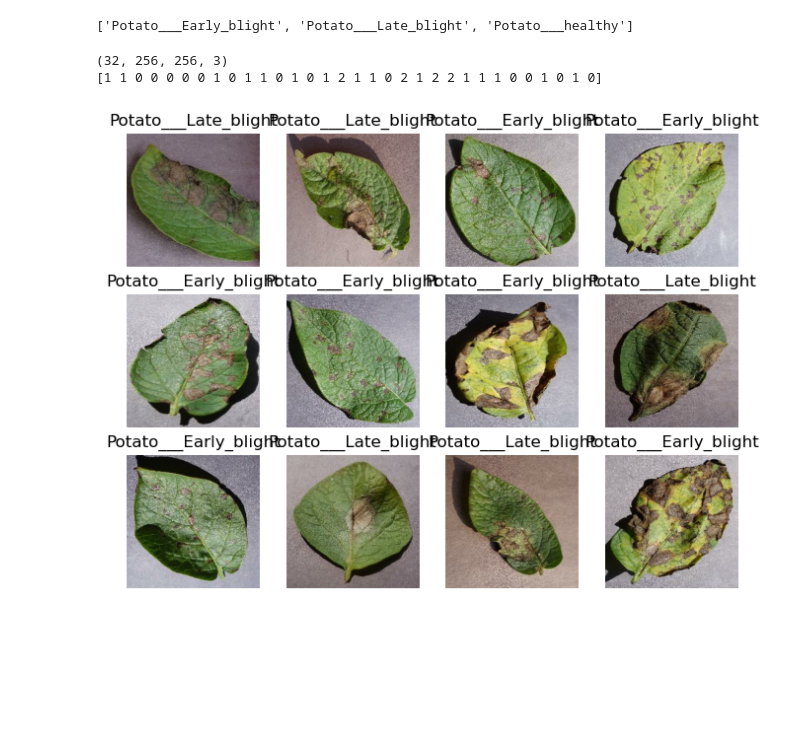
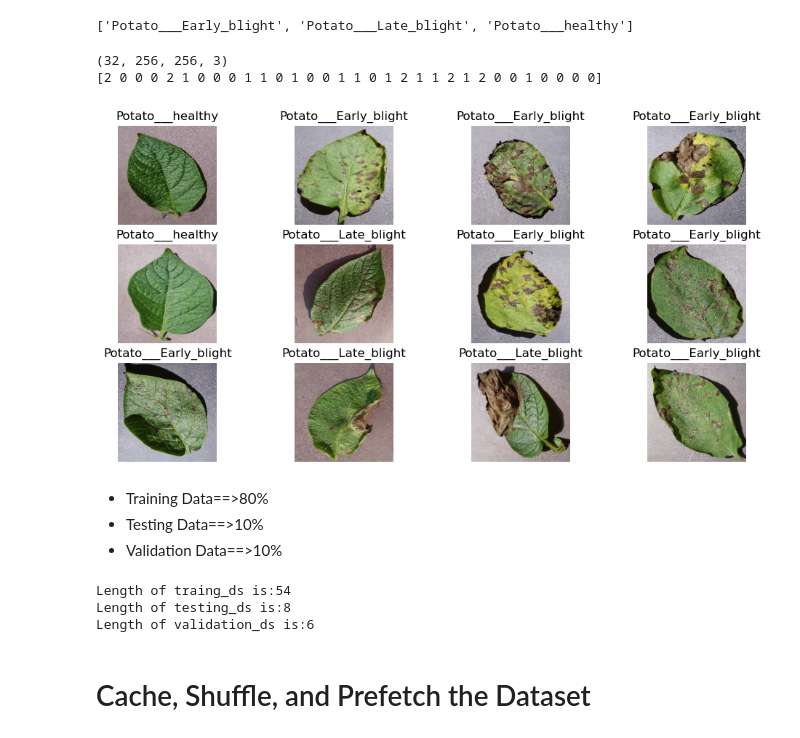
Before and after one commit to Sialsanwal/Potato-leaf-disease-classification, a Jupyter notebook: training/model-training.ipynb, the cells around one changed output. Drawn from its saved outputs; the diff is of its cells as text; code cells hidden in the pictures; blank space fills up the shorter version.

```diff
--- a/training/model-training.ipynb
+++ b/training/model-training.ipynb
@@ -23,16 +23,20 @@ class_names
 # %% [output]
 ['Potato___Early_blight', 'Potato___Late_blight', 'Potato___healthy']
 # %%
-plt.figure(figsize=(8,6))
+plt.figure(figsize=(12,6))
 for image_batch,labels_batch in dataset.take(1):
     print(image_batch.shape)
     print(labels_batch.numpy())
     for i in range(12):
         ax= plt.subplot(3,4,i+1)
         plt.imshow(image_batch[i].numpy().astype('uint8'))
         plt.title(class_names[labels_batch[i]])
         plt.axis('off')
 # %% [output]
 (32, 256, 256, 3)
-[1 1 0 0 0 0 0 1 0 1 1 0 1 0 1 2 1 1 0 2 1 2 2 1 1 1 0 0 1 0 1 0]
+[2 0 0 0 2 1 0 0 0 1 1 0 1 0 0 1 1 0 1 2 1 1 2 1 2 0 0 1 0 0 0 0]
-[figure, old version]
+[figure, new version]
+# %% [markdown]
+- Training Data==>80%
+- Testing Data==>10%
+- Validation Data==>10%
@@ -38,0 +62,8 @@ for image_batch,labels_batch in dataset.take(1):
+# %%
+print("Length of traing_ds is:{}\nLength of testing_ds is:{}\nLength of validation_ds is:{}\n ".format(len(train_ds),len(test_ds),len(val_ds)))
+# %% [output]
+Length of traing_ds is:54
+Length of testing_ds is:8
+Length of validation_ds is:6
+# %% [markdown]
+# Cache, Shuffle, and Prefetch the Dataset
```
Also changed, not shown: parts of 3 cells of this notebook.
